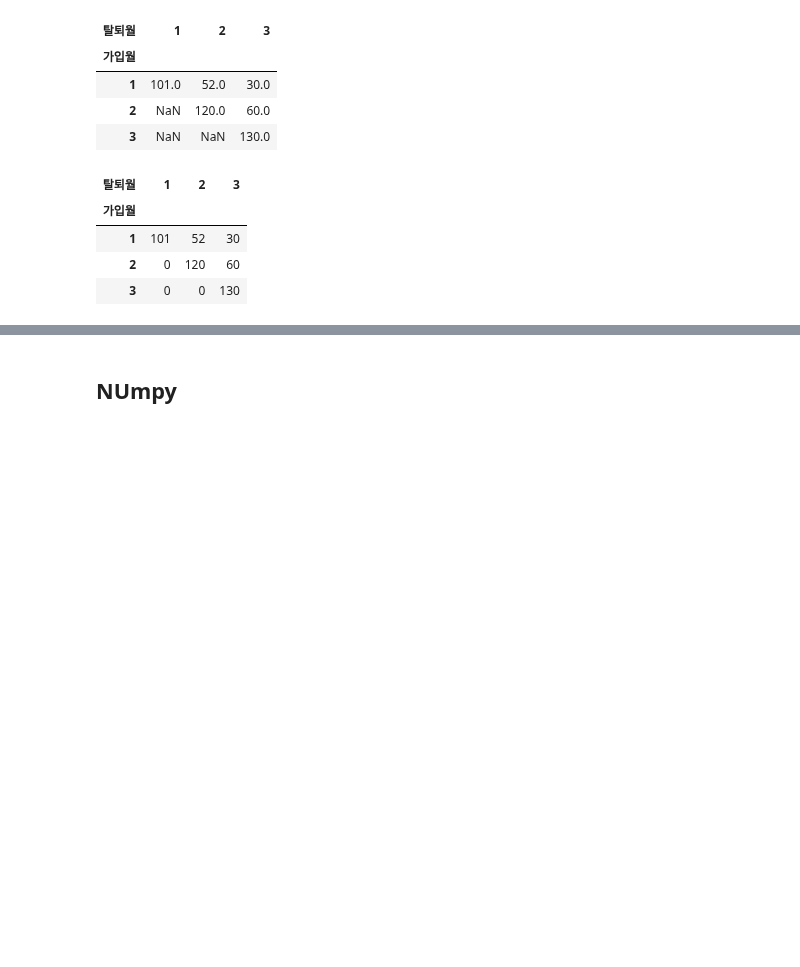
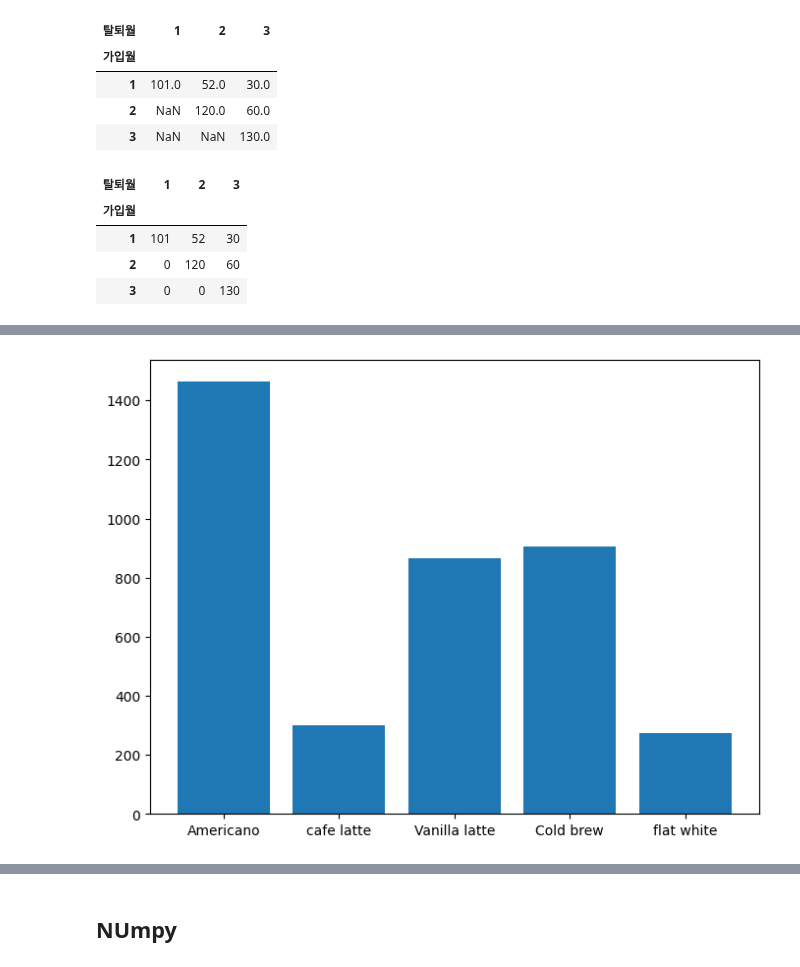
Before and after one commit to WooHyun94/TIL, a Jupyter notebook: Python/220929.ipynb, the cells around one changed output, grey strips where cells are left out. Cells and saved outputs as stored; diff of their text form; code cells hidden in the pictures; blank space fills up the shorter version.

```diff
--- a/Python/220929.ipynb
+++ b/Python/220929.ipynb
@@ -246,0 +269,6 @@ pivot
+# %%
+plt.figure(figsize=(8,6))
+plt.bar(x, y)
+plt.show()
+# %% [output]
+[figure, added]
```
Also changed, not shown: parts of 6 cells of this notebook.
